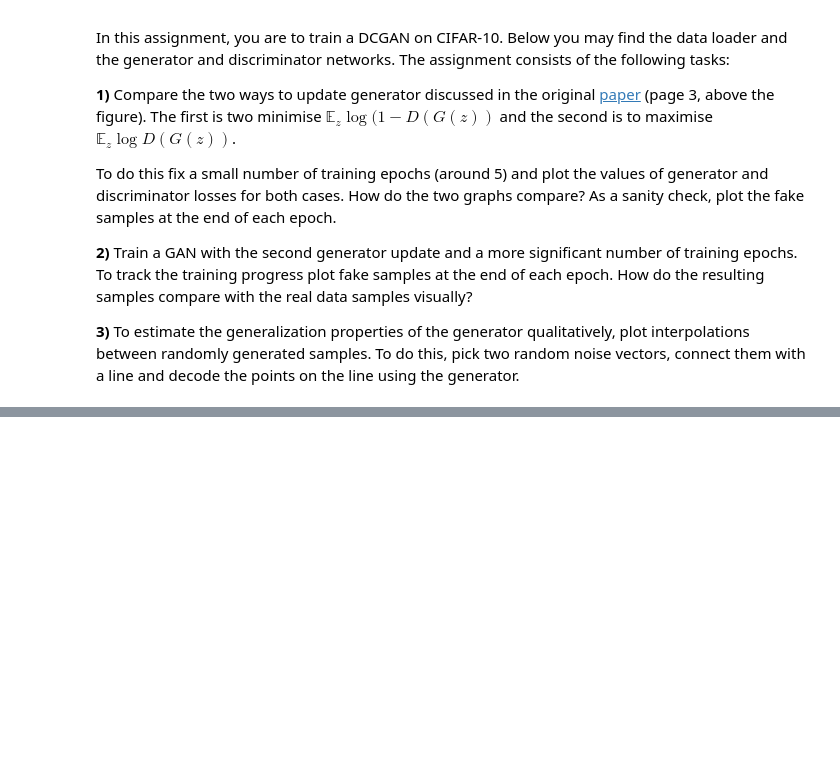
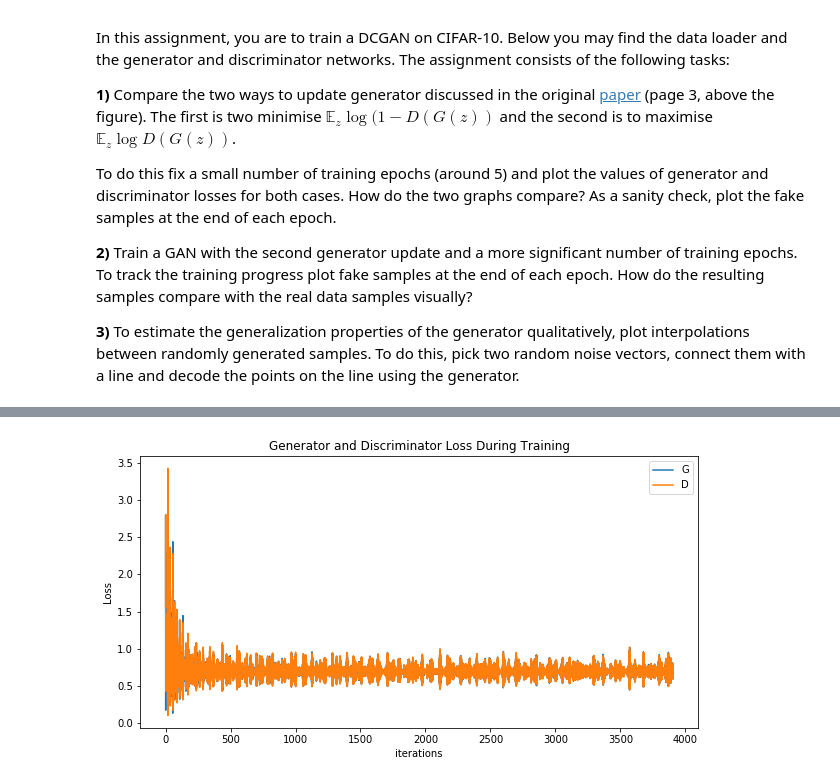
Before and after one commit to gabibu/GAN, a Jupyter notebook: cifar_dcgan_blank.ipynb, the cells around one changed output, grey strips where cells are left out. Cells and saved outputs as stored; diff of their text form; code cells hidden in the pictures; blank space fills up the shorter version.

```diff
--- a/cifar_dcgan_blank.ipynb
+++ b/cifar_dcgan_blank.ipynb
@@ -104,7 +122,7 @@ d_optimizer = optim.Adam(discriminator.parameters(), lr=0.0002,
 g_optimizer = optim.Adam(generator.parameters(),
                          lr=0.0002, betas=(0.5, 0.999))
 # %%
-n_epochs = 1
+n_epochs = 5
 # %%
 for epoch in range(n_epochs):
     for i, data in enumerate(dataloader, 0):
@@ -124,3 +142,15 @@ for epoch in range(n_epochs):
         fake_samples = generator(noise)
         d_fake_scores = discriminator(fake_samples)
         # TODO
+# %%
+#gabi
+lr = 0.0002
+beta1 = 0.5
+criterion = nn.BCELoss()
+optimizerD = optim.Adam(generator.parameters(), lr=lr, betas=(beta1, 0.999))
+optimizerG = optim.Adam(discriminator.parameters(), lr=lr, betas=(beta1, 0.999))
+real_label = 1
+fake_label = 0
+G_losses = []
+D_losses = []
+#gabi
@@ -126,0 +251,13 @@ for epoch in range(n_epochs):
+# %%
+import matplotlib.pyplot as plt
+
+plt.figure(figsize=(10,5))
+plt.title("Generator and Discriminator Loss During Training")
+plt.plot(G_losses,label="G")
+plt.plot(D_losses,label="D")
+plt.xlabel("iterations")
+plt.ylabel("Loss")
+plt.legend()
+plt.show()
+# %% [output]
+[figure, added]
```
Also changed, not shown: parts of 3 cells of this notebook.
